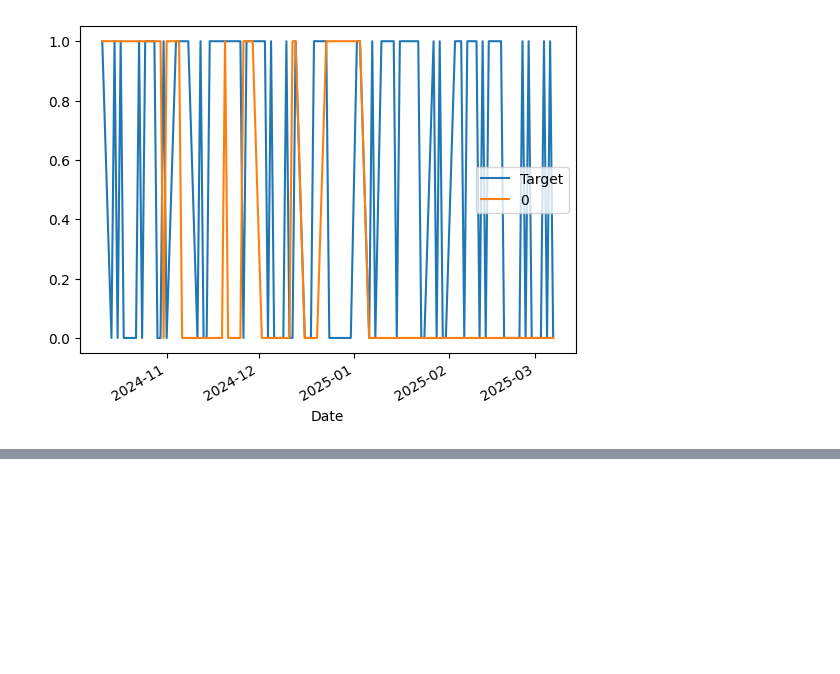
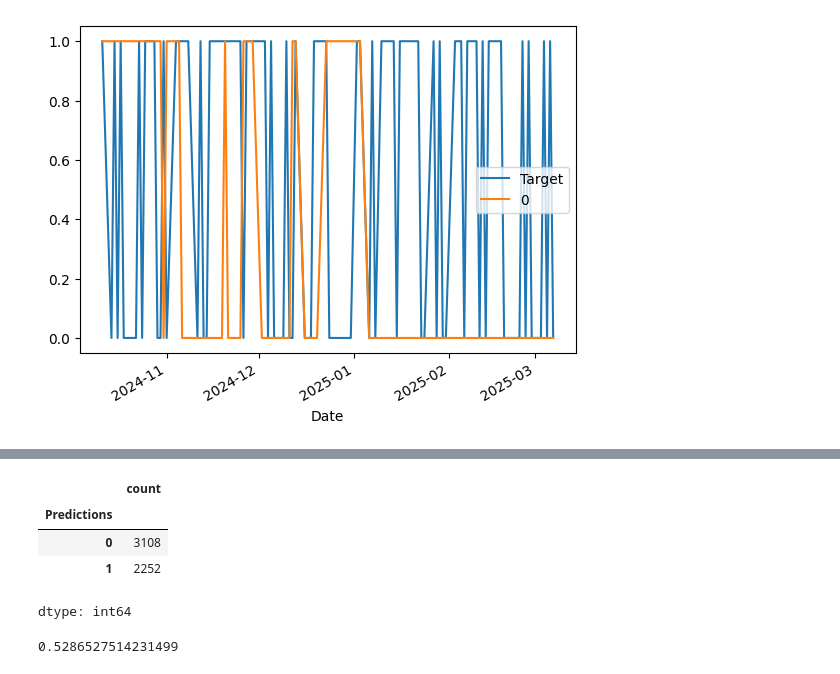
Before and after one commit to hxrshal512/S-P500-stocks-predictions, a Jupyter notebook: Untitled1.ipynb, the cells around one changed output, grey strips where cells are left out. Drawn from its saved outputs; the diff is of its cells as text; code cells hidden in the pictures; blank space fills up the shorter version.

```diff
--- a/Untitled1.ipynb
+++ b/Untitled1.ipynb
@@ -134,0 +186,2 @@ predictions = backtest(sp500, model, predictors)
+# %%
+model = RandomForestClassifier(n_estimators=100, min_samples_split=100, random_state=1)
@@ -134,0 +197,14 @@ predictions = backtest(sp500, model, predictors)
+# %%
+predictions = backtest(sp500, model, predictors)
+# %%
+predictions["Predictions"].value_counts()
+# %% [output]
+|  | count |
+| Predictions |  |
+| 0 | 3108 |
+| 1 | 2252 |
+dtype: int64
+# %%
+precision_score(predictions["Target"],predictions["Predictions"])
+# %% [output]
+0.5286527514231499
```
Also changed, not shown: parts of 7 cells of this notebook.
